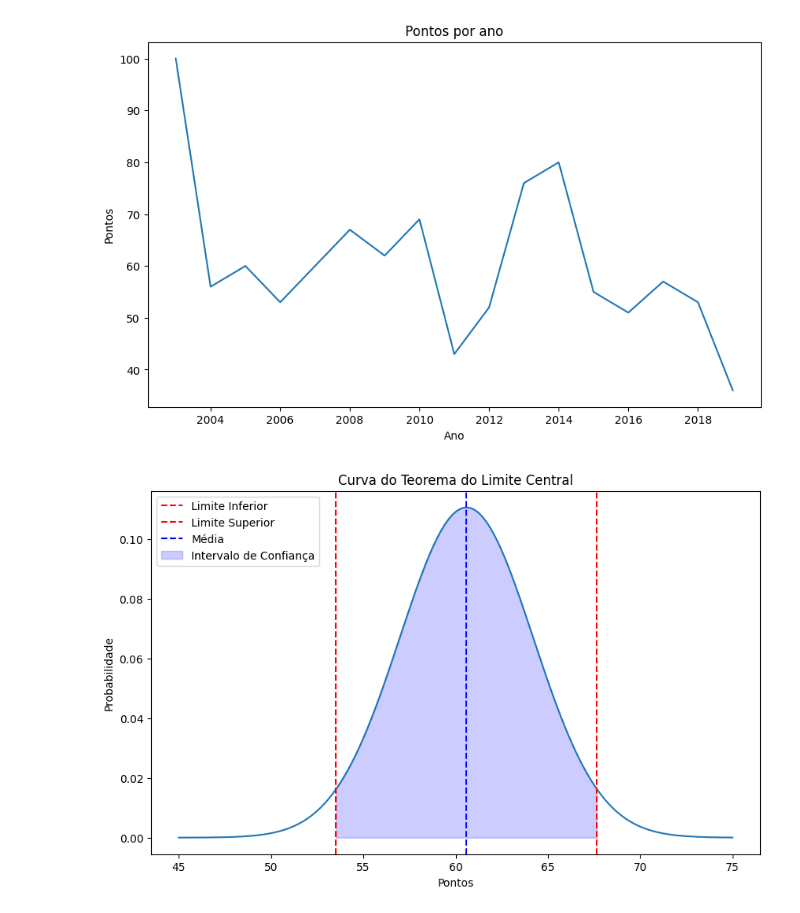
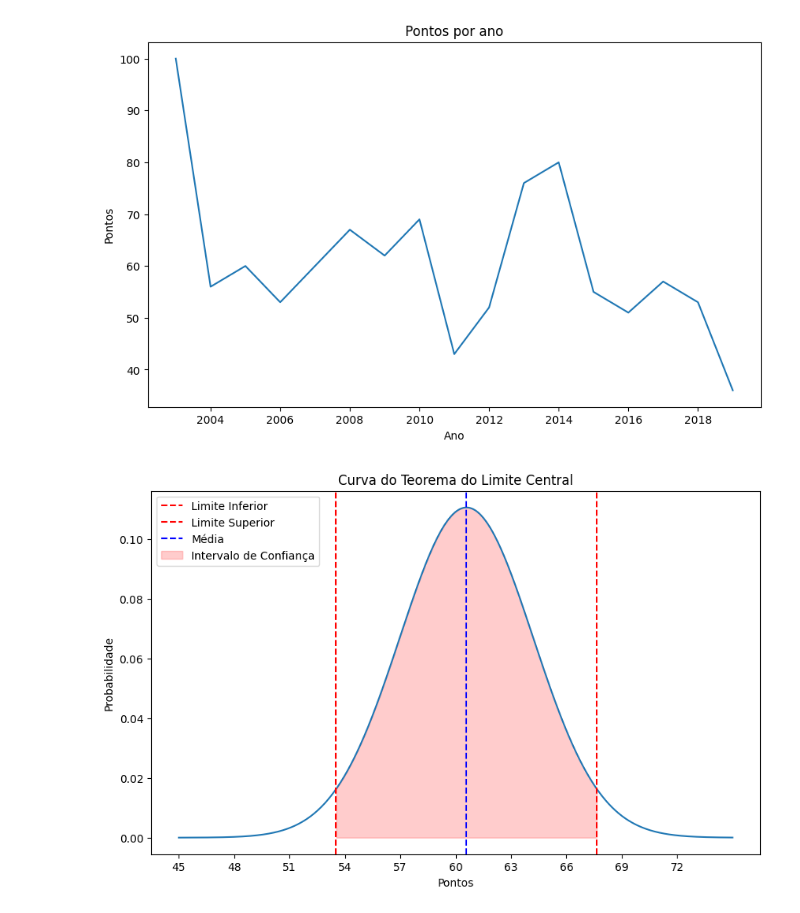
Before and after one commit to henriquetg1/aps5-cdados, a Jupyter notebook: aps5.ipynb, the cells around one changed output. Saved outputs shown, nothing was run; the diff lists cells and outputs as text; code cells hidden in the pictures.

Commit message:
cor do fundo e eixo x mais detalhado

```diff
--- a/aps5.ipynb
+++ b/aps5.ipynb
@@ -52,20 +52,22 @@ plt.show()
 # %%
 p1 = st.norm.ppf(0.025, loc=media, scale=desvio_padrao / ((len(df_) ** 0.5)))
 p2 = st.norm.ppf(1 - 0.025, loc=media, scale=desvio_padrao / ((len(df_) ** 0.5)))
 
 x = np.linspace(45, 75, 1000)
 y = st.norm.pdf(x, loc=media, scale=desvio_padrao / ((len(df_) ** 0.5)))
 
 plt.figure(figsize=(10, 6))
 plt.plot(x, y)
 plt.xlabel('Pontos')
 plt.ylabel('Probabilidade')
 plt.title('Curva do Teorema do Limite Central')
 plt.axvline(x=p1, color='red', linestyle='--', label='Limite Inferior')
 plt.axvline(x=p2, color='red', linestyle='--', label='Limite Superior')
 plt.axvline(x=media, color='blue', linestyle='--', label='Média')
-plt.fill_between(x, 0, y, where=(x >= p1) & (x <= p2), color='blue', alpha=0.2, label='Intervalo de Confiança')
+plt.fill_between(x, 0, y, where=(x >= p1) & (x <= p2), color='red', alpha=0.2, label='Intervalo de Confiança')
+# eixo x mais detalhado
+plt.xticks(np.arange(45, 75, 3))
 plt.legend()
 plt.show()
 # %% [output]
-[figure, old version]
+[figure, new version]
```
